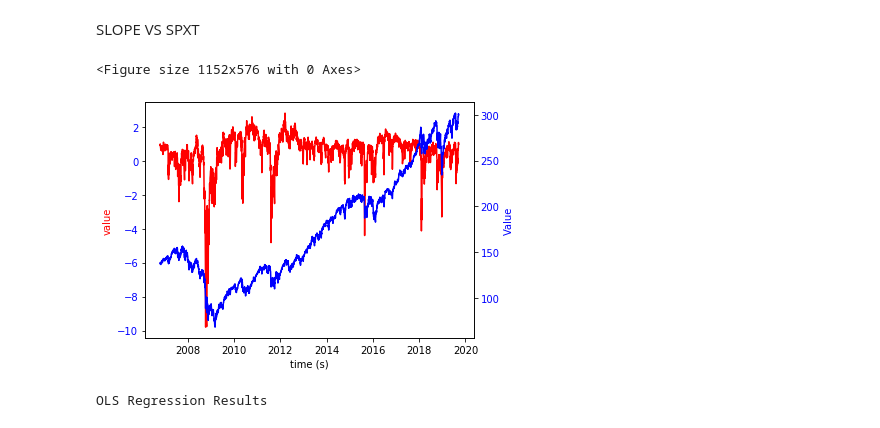
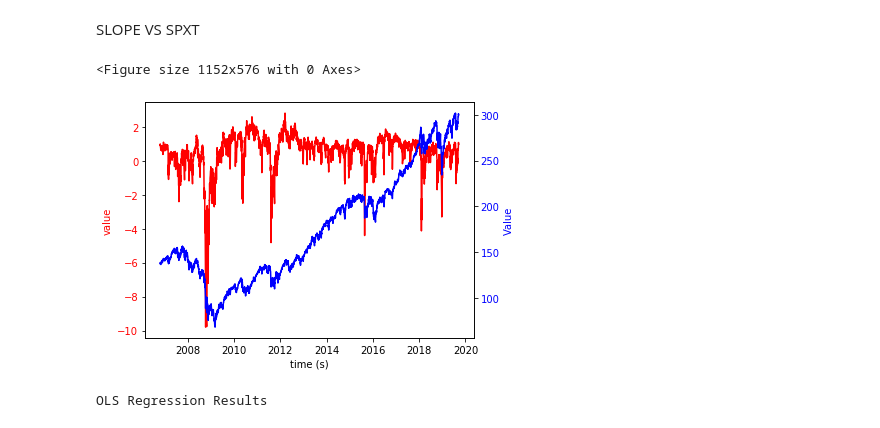
Before and after one commit to Berkat0789/Data_Analysis, a Jupyter notebook: Vix Analysis.ipynb, the cells around one changed output. Saved outputs shown, nothing was run; the diff lists cells and outputs as text; code cells hidden in the pictures.

```diff
--- a/Vix Analysis.ipynb
+++ b/Vix Analysis.ipynb
@@ -103,21 +115,21 @@ SLOPE VS SPXT
 # %%
 plt.figure(figsize=(16,8))
 fig, ax1 = plt.subplots()
 ax1.set_xlabel('time (s)')
 ax1.set_ylabel('value', color="r")
 ax1.plot(raw_data.index[0:], raw_data["SLOPE"], color="r")
-ax1.tick_params(axis='y', labelcolor=color)
+ax1.tick_params(axis='y', labelcolor="r")
 
 color = "b"
 ax2 = ax1.twinx()
 ax2.set_ylabel('Value', color=color)  # we already handled the x-label with ax1
 ax2.plot(raw_data.index[0:], raw_data["SPXT"], color="b")
 ax2.tick_params(axis='y', labelcolor=color)
 fig.tight_layout()
 plt.show()
 # %% [output]
 <Figure size 1152x576 with 0 Axes>
-[figure, old version]
+[figure, new version]
 # %%
 #lets do a linear regression between slope and SPXT
 
```
Also changed, not shown: parts of 17 cells of this notebook.
